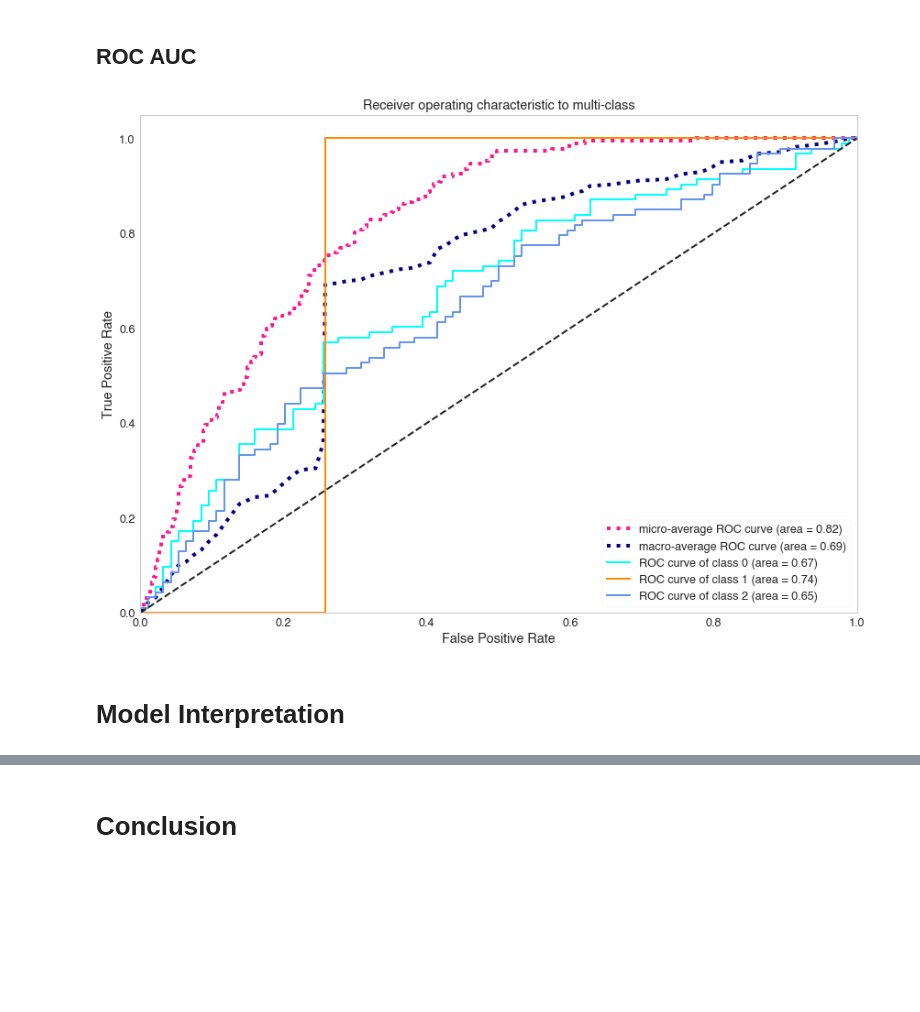
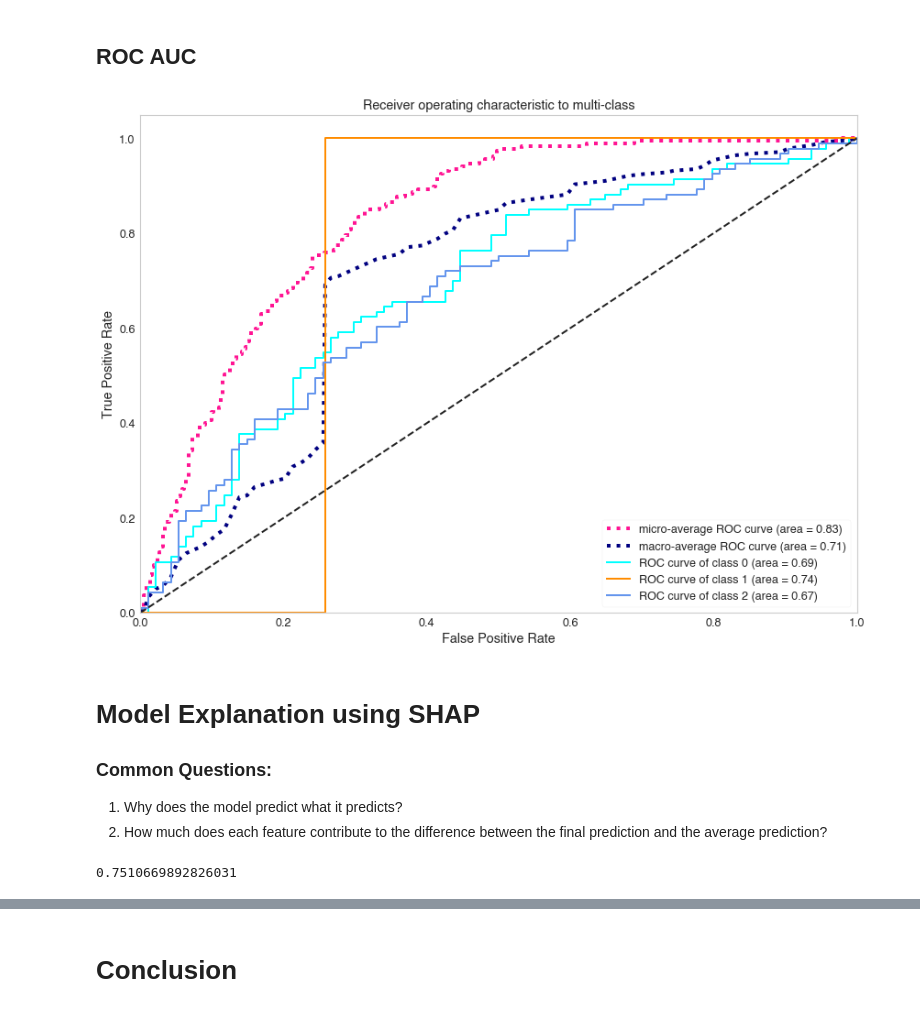
Before and after one commit to mdominguez2010/wsb-sentiment-analysis, a Jupyter notebook: model/model.ipynb, the cells around one changed output, grey strips where cells are left out. Drawn from its saved outputs; the diff is of its cells as text; code cells hidden in the pictures; blank space fills up the shorter version.

```diff
--- a/model/model.ipynb
+++ b/model/model.ipynb
@@ -442,6 +442,12 @@ Index(['close', '1d-logreturn', '1d-direction', '2d-logreturn', '2d-direction',
        'dividendPayAmount', 'beta', 'vol1DayAvg', 'vol10DayAvg',
        'vol3MonthAvg'],
       dtype='object')
+# %%
+# Remove 52wk___ columns
+# They gave me issues when calculating shapley values
+# We still have high52 and low52 which should be the same thing anyway
+
+final_dataset.drop(["52WkHigh", "52WkLow"], axis=1, inplace=True)
 # %%
 # Pickle the data
 with open("../data/final_dataset.pickle", "wb") as f:
@@ -638,24 +644,24 @@ from sklearn import svm
 from scipy import interp
 
 # Binarize the output
-y = label_binarize(y, classes=[-1, 0, 1])
-n_classes = y.shape[1]
+y_roc_auc = label_binarize(y, classes=[-1, 0, 1])
+n_classes = y_roc_auc.shape[1]
 
 # shuffle and split training and test sets
-X_train, X_test, y_train, y_test = train_test_split(X, y, test_size=.2, random_state=42)
+X_train_roc_auc, X_test_roc_auc, y_train_roc_auc, y_test_roc_auc = train_test_split(X, y_roc_auc, test_size=.2, random_state=42)
 
 # Scale the data
 scaler = StandardScaler()
-X_train_scaled = scaler.fit_transform(X_train)
-X_test_scaled = scaler.transform(X_test)
+X_train_scaled_roc_auc = scaler.fit_transform(X_train_roc_auc)
+X_test_scaled_roc_auc = scaler.transform(X_test_roc_auc)
 
 # Oversampling
-X_train_scaled_over, y_train_over = over_under_sample(X_train_scaled, y_train, Under=False, Over=True)
+# X_train_scaled_over, y_train_over = over_under_sample(X_train_scaled, y_train, Under=False, Over=True)
 
 # Learn to predict each class against the other
 classifier = OneVsRestClassifier(svm.SVC(kernel='linear', probability=True,
                                  random_state=42))
-y_score = classifier.fit(X_train_scaled_over, y_train_over).decision_function(X_test_scaled)
+y_score = classifier.fit(X_train_scaled_roc_auc, y_train_roc_auc).decision_function(X_test_scaled_roc_auc)
 
 # Compute ROC curve and ROC area for each class
 fpr = dict()
@@ -663,11 +669,11 @@ tpr = dict()
 roc_auc = dict()
 
 for i in range(n_classes):
-    fpr[i], tpr[i], thresh = roc_curve(y_test[:, i], y_score[:, i])
+    fpr[i], tpr[i], thresh = roc_curve(y_test_roc_auc[:, i], y_score[:, i])
     roc_auc[i] = auc(fpr[i], tpr[i])
 
 # Compute micro-average ROC curve and ROC area
-fpr["micro"], tpr["micro"], _ = roc_curve(y_test.ravel(), y_score.ravel())
+fpr["micro"], tpr["micro"], _ = roc_curve(y_test_roc_auc.ravel(), y_score.ravel())
 roc_auc["micro"] = auc(fpr["micro"], tpr["micro"])
 
 # First aggregate all false positive rates
@@ -687,33 +693,31 @@ roc_auc["macro"] = auc(fpr["macro"], tpr["macro"])
 
 # Plot all ROC curves
 plt.figure(figsize=(14, 10))
 plt.grid(b=None)
 lw = 2
 plt.plot(fpr["micro"], tpr["micro"],
          label='micro-average ROC curve (area = {0:0.2f})'
                ''.format(roc_auc["micro"]),
          color='deeppink', linestyle=':', linewidth=4)
 
 plt.plot(fpr["macro"], tpr["macro"],
          label='macro-average ROC curve (area = {0:0.2f})'
                ''.format(roc_auc["macro"]),
          color='navy', linestyle=':', linewidth=4)
 
 colors = cycle(['aqua', 'darkorange', 'cornflowerblue'])
 for i, color in zip(range(n_classes), colors):
     plt.plot(fpr[i], tpr[i], color=color, lw=lw,
              label='ROC curve of class {0} (area = {1:0.2f})'
              ''.format(i, roc_auc[i]))
 
 plt.plot([0, 1], [0, 1], 'k--', lw=lw)
 plt.xlim([0.0, 1.0])
 plt.ylim([0.0, 1.05])
 plt.xlabel('False Positive Rate')
 plt.ylabel('True Positive Rate')
 plt.title('Receiver operating characteristic to multi-class')
 plt.legend(loc="lower right")
 plt.show()
 # %% [output]
-[figure, old version]
+[figure, new version]
-# %% [markdown]
-# Model Interpretation
@@ -721,0 +724,15 @@ plt.show()
+# %% [markdown]
+# Model Explanation using SHAP
+
+### Common Questions:
+1. Why does the model predict what it predicts?
+2. How much does each feature contribute to the difference between the final prediction and the average prediction?
+# %%
+from sklearn.metrics import f1_score
+
+# Calculate f1 score
+y_preds = gbm.predict(X_test_scaled)
+f1 = f1_score(y_test, y_preds, average='weighted')
+print(f1)
+# %% [output]
+0.7510669892826031
```
Also changed, not shown: parts of 13 cells of this notebook.
